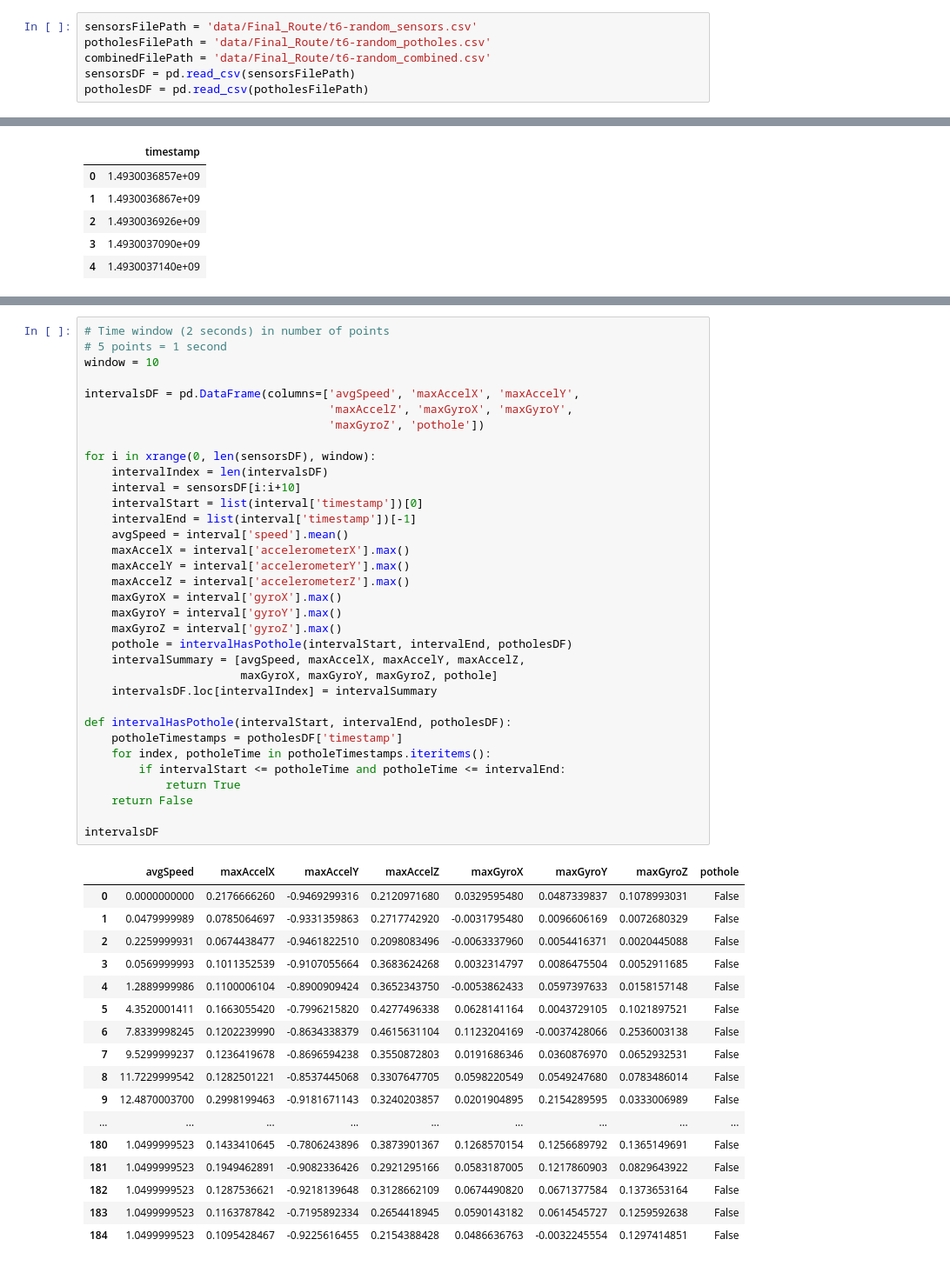
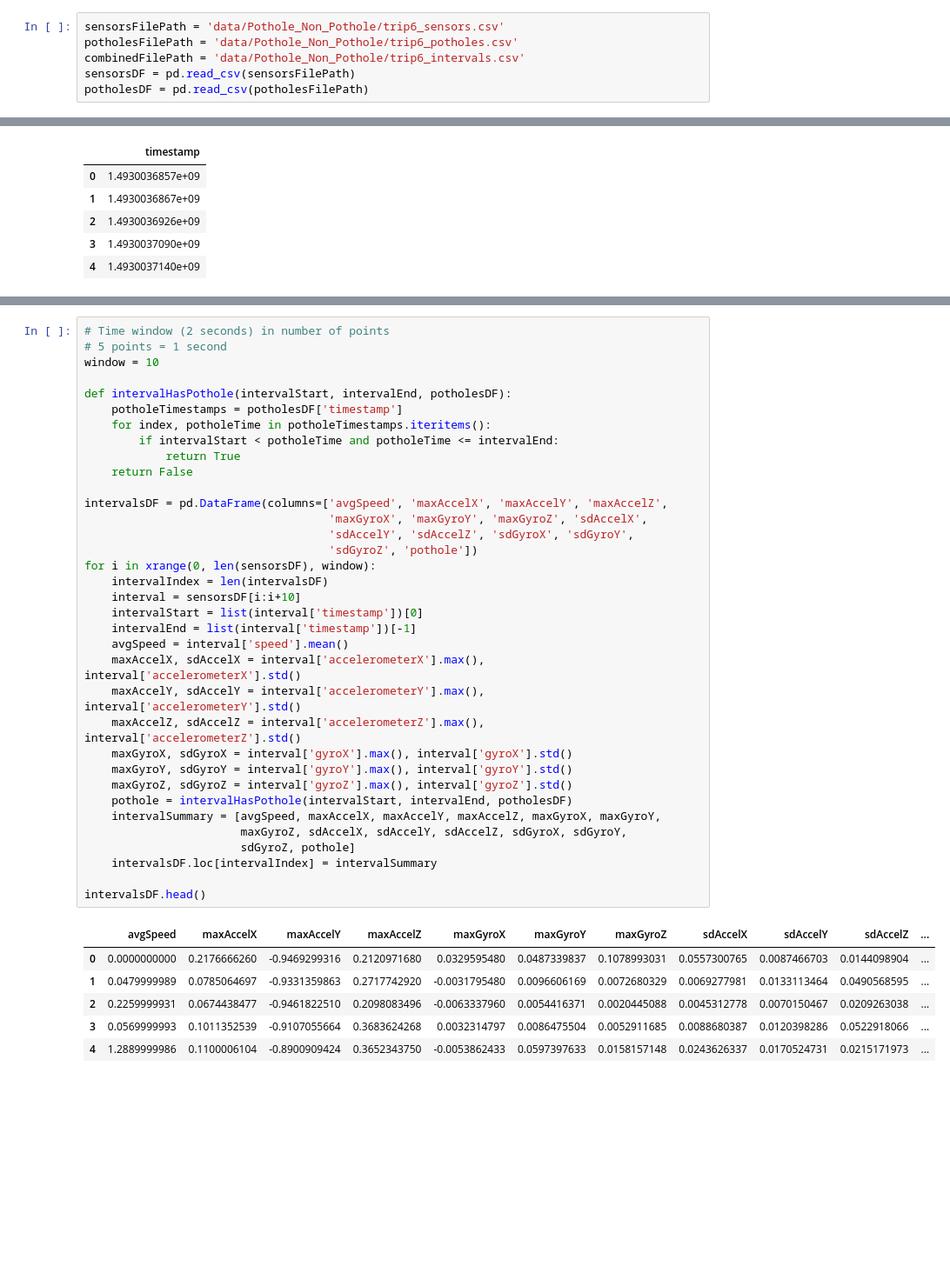
Before and after one commit to shouvikmani/Intelligent-Pothole-Detection, a Jupyter notebook: data_processing.ipynb, the cells around one changed output, grey strips where cells are left out. Shown: that part at 87% size. Drawn from its saved outputs; the diff is of its cells as text; blank space fills up the shorter version.

Commit message:
Data processing to break data into time intervals

```diff
--- a/data_processing.ipynb
+++ b/data_processing.ipynb
@@ -5,8 +7,8 @@ import pandas as pd
 pd.options.display.max_rows = 100
 pd.set_option('display.precision', 10)  #for displaying timestamps
 # %%
-sensorsFilePath = 'data/Final_Route/t6-random_sensors.csv'
-potholesFilePath = 'data/Final_Route/t6-random_potholes.csv'
-combinedFilePath = 'data/Final_Route/t6-random_combined.csv'
+sensorsFilePath = 'data/Pothole_Non_Pothole/trip6_sensors.csv'
+potholesFilePath = 'data/Pothole_Non_Pothole/trip6_potholes.csv'
+combinedFilePath = 'data/Pothole_Non_Pothole/trip6_intervals.csv'
 sensorsDF = pd.read_csv(sensorsFilePath)
 potholesDF = pd.read_csv(potholesFilePath)
@@ -33,52 +48,42 @@ potholesDF.head()
 # %%
 # Time window (2 seconds) in number of points
 # 5 points = 1 second
 window = 10
 
-intervalsDF = pd.DataFrame(columns=['avgSpeed', 'maxAccelX', 'maxAccelY',
-                                    'maxAccelZ', 'maxGyroX', 'maxGyroY',
-                                    'maxGyroZ', 'pothole'])
+def intervalHasPothole(intervalStart, intervalEnd, potholesDF):
+    potholeTimestamps = potholesDF['timestamp']
+    for index, potholeTime in potholeTimestamps.iteritems():
+        if intervalStart < potholeTime and potholeTime <= intervalEnd:
+            return True
+    return False
 
+intervalsDF = pd.DataFrame(columns=['avgSpeed', 'maxAccelX', 'maxAccelY', 'maxAccelZ',
+                                    'maxGyroX', 'maxGyroY', 'maxGyroZ', 'sdAccelX',
+                                    'sdAccelY', 'sdAccelZ', 'sdGyroX', 'sdGyroY',
+                                    'sdGyroZ', 'pothole'])
 for i in xrange(0, len(sensorsDF), window):
     intervalIndex = len(intervalsDF)
     interval = sensorsDF[i:i+10]
     intervalStart = list(interval['timestamp'])[0]
     intervalEnd = list(interval['timestamp'])[-1]
     avgSpeed = interval['speed'].mean()
-    maxAccelX = interval['accelerometerX'].max()
-    maxAccelY = interval['accelerometerY'].max()
-    maxAccelZ = interval['accelerometerZ'].max()
-    maxGyroX = interval['gyroX'].max()
-    maxGyroY = interval['gyroY'].max()
-    maxGyroZ = interval['gyroZ'].max()
+    maxAccelX, sdAccelX = interval['accelerometerX'].max(), interval['accelerometerX'].std()
+    maxAccelY, sdAccelY = interval['accelerometerY'].max(), interval['accelerometerY'].std()
+    maxAccelZ, sdAccelZ = interval['accelerometerZ'].max(), interval['accelerometerZ'].std()
+    maxGyroX, sdGyroX = interval['gyroX'].max(), interval['gyroX'].std()
+    maxGyroY, sdGyroY = interval['gyroY'].max(), interval['gyroY'].std()
+    maxGyroZ, sdGyroZ = interval['gyroZ'].max(), interval['gyroZ'].std()
     pothole = intervalHasPothole(intervalStart, intervalEnd, potholesDF)
-    intervalSummary = [avgSpeed, maxAccelX, maxAccelY, maxAccelZ,
-                       maxGyroX, maxGyroY, maxGyroZ, pothole]
+    intervalSummary = [avgSpeed, maxAccelX, maxAccelY, maxAccelZ, maxGyroX, maxGyroY,
+                       maxGyroZ, sdAccelX, sdAccelY, sdAccelZ, sdGyroX, sdGyroY,
+                       sdGyroZ, pothole]
     intervalsDF.loc[intervalIndex] = intervalSummary
 
-def intervalHasPothole(intervalStart, intervalEnd, potholesDF):
-    potholeTimestamps = potholesDF['timestamp']
-    for index, potholeTime in potholeTimestamps.iteritems():
-        if intervalStart <= potholeTime and potholeTime <= intervalEnd:
-            return True
-    return False
-
-intervalsDF
+intervalsDF.head()
 # %% [output]
-|  | avgSpeed | maxAccelX | maxAccelY | maxAccelZ | maxGyroX | maxGyroY | maxGyroZ | pothole |
-| 0 | 0.0000000000 | 0.2176666260 | -0.9469299316 | 0.2120971680 | 0.0329595480 | 0.0487339837 | 0.1078993031 | False |
-| 1 | 0.0479999989 | 0.0785064697 | -0.9331359863 | 0.2717742920 | -0.0031795480 | 0.0096606169 | 0.0072680329 | False |
-| 2 | 0.2259999931 | 0.0674438477 | -0.9461822510 | 0.2098083496 | -0.0063337960 | 0.0054416371 | 0.0020445088 | False |
-| 3 | 0.0569999993 | 0.1011352539 | -0.9107055664 | 0.3683624268 | 0.0032314797 | 0.0086475504 | 0.0052911685 | False |
-| 4 | 1.2889999986 | 0.1100006104 | -0.8900909424 | 0.3652343750 | -0.0053862433 | 0.0597397633 | 0.0158157148 | False |
-| 5 | 4.3520001411 | 0.1663055420 | -0.7996215820 | 0.4277496338 | 0.0628141164 | 0.0043729105 | 0.1021897521 | False |
-| 6 | 7.8339998245 | 0.1202239990 | -0.8634338379 | 0.4615631104 | 0.1123204169 | -0.0037428066 | 0.2536003138 | False |
-| 7 | 9.5299999237 | 0.1236419678 | -0.8696594238 | 0.3550872803 | 0.0191686346 | 0.0360876970 | 0.0652932531 | False |
-| 8 | 11.7229999542 | 0.1282501221 | -0.8537445068 | 0.3307647705 | 0.0598220549 | 0.0549247680 | 0.0783486014 | False |
-| 9 | 12.4870003700 | 0.2998199463 | -0.9181671143 | 0.3240203857 | 0.0201904895 | 0.2154289595 | 0.0333006989 | False |
-| ... | ... | ... | ... | ... | ... | ... | ... | ... |
-| 180 | 1.0499999523 | 0.1433410645 | -0.7806243896 | 0.3873901367 | 0.1268570154 | 0.1256689792 | 0.1365149691 | False |
-| 181 | 1.0499999523 | 0.1949462891 | -0.9082336426 | 0.2921295166 | 0.0583187005 | 0.1217860903 | 0.0829643922 | False |
-| 182 | 1.0499999523 | 0.1287536621 | -0.9218139648 | 0.3128662109 | 0.0674490820 | 0.0671377584 | 0.1373653164 | False |
-| 183 | 1.0499999523 | 0.1163787842 | -0.7195892334 | 0.2654418945 | 0.0590143182 | 0.0614545727 | 0.1259592638 | False |
-| 184 | 1.0499999523 | 0.1095428467 | -0.9225616455 | 0.2154388428 | 0.0486636763 | -0.0032245554 | 0.1297414851 | False |
+|  | avgSpeed | maxAccelX | maxAccelY | maxAccelZ | maxGyroX | maxGyroY | maxGyroZ | sdAccelX | sdAccelY | sdAccelZ | ... |
+| 0 | 0.0000000000 | 0.2176666260 | -0.9469299316 | 0.2120971680 | 0.0329595480 | 0.0487339837 | 0.1078993031 | 0.0557300765 | 0.0087466703 | 0.0144098904 | ... |
+| 1 | 0.0479999989 | 0.0785064697 | -0.9331359863 | 0.2717742920 | -0.0031795480 | 0.0096606169 | 0.0072680329 | 0.0069277981 | 0.0133113464 | 0.0490568595 | ... |
+| 2 | 0.2259999931 | 0.0674438477 | -0.9461822510 | 0.2098083496 | -0.0063337960 | 0.0054416371 | 0.0020445088 | 0.0045312778 | 0.0070150467 | 0.0209263038 | ... |
+| 3 | 0.0569999993 | 0.1011352539 | -0.9107055664 | 0.3683624268 | 0.0032314797 | 0.0086475504 | 0.0052911685 | 0.0088680387 | 0.0120398286 | 0.0522918066 | ... |
+| 4 | 1.2889999986 | 0.1100006104 | -0.8900909424 | 0.3652343750 | -0.0053862433 | 0.0597397633 | 0.0158157148 | 0.0243626337 | 0.0170524731 | 0.0215171973 | ... |
```
Also changed, not shown: parts of 21 cells of this notebook.
